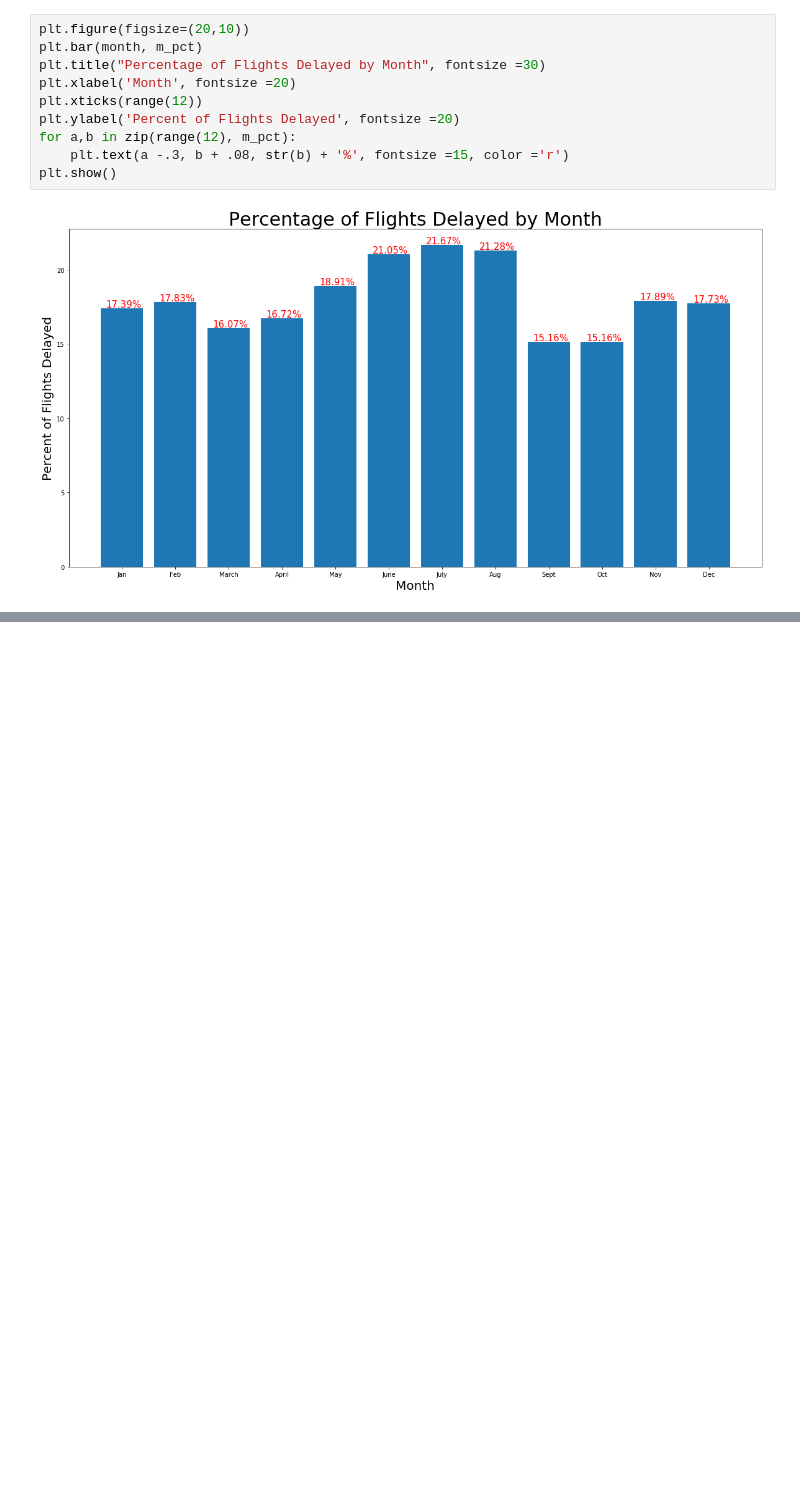
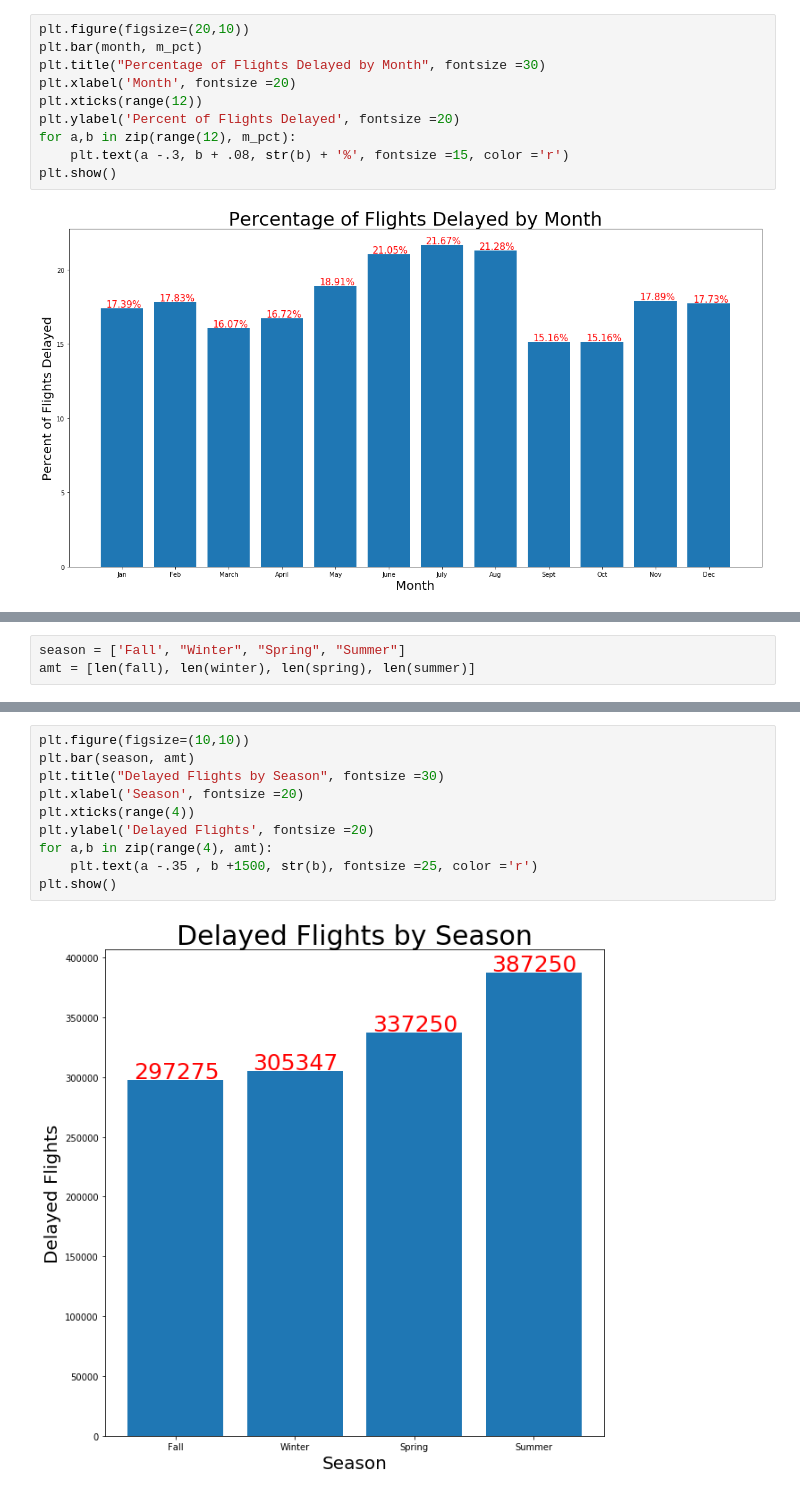
Before and after one commit to Arimorris/delays, a Jupyter notebook: visuals .ipynb, the cells around one changed output, grey strips where cells are left out. Drawn from its saved outputs; the diff is of its cells as text; blank space fills up the shorter version.

```diff
--- a/visuals .ipynb
+++ b/visuals .ipynb
@@ -123,0 +97,3 @@ plt.show()
+# %%
+season = ['Fall', "Winter", "Spring", "Summer"]
+amt = [len(fall), len(winter), len(spring), len(summer)]
@@ -123,0 +109,12 @@ plt.show()
+# %%
+plt.figure(figsize=(10,10))
+plt.bar(season, amt)
+plt.title("Delayed Flights by Season", fontsize =30)
+plt.xlabel('Season', fontsize =20)
+plt.xticks(range(4))
+plt.ylabel('Delayed Flights', fontsize =20)
+for a,b in zip(range(4), amt):
+    plt.text(a -.35 , b +1500, str(b), fontsize =25, color ='r')
+plt.show()
+# %% [output]
+[figure, added]
```
Also changed, not shown: parts of 7 cells of this notebook, 2 other files.
